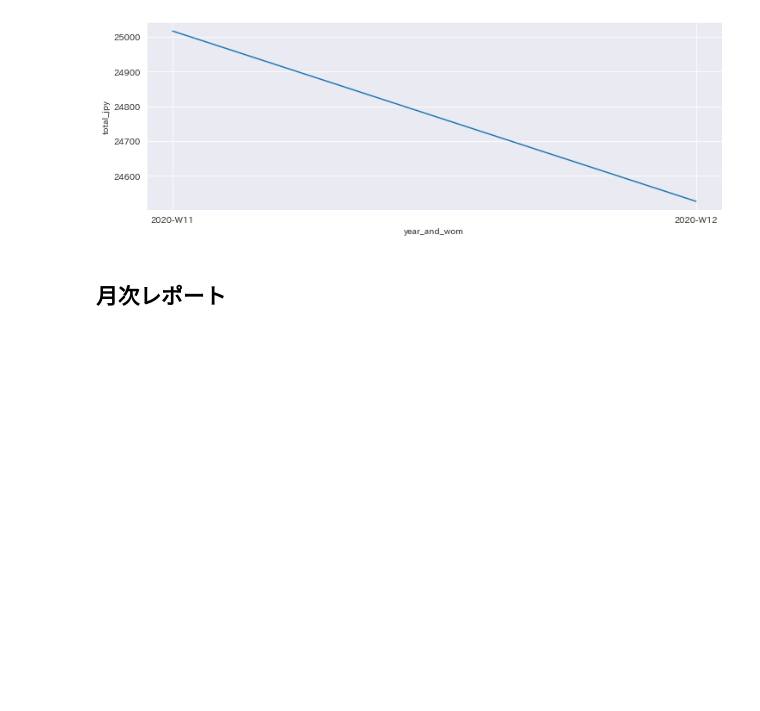
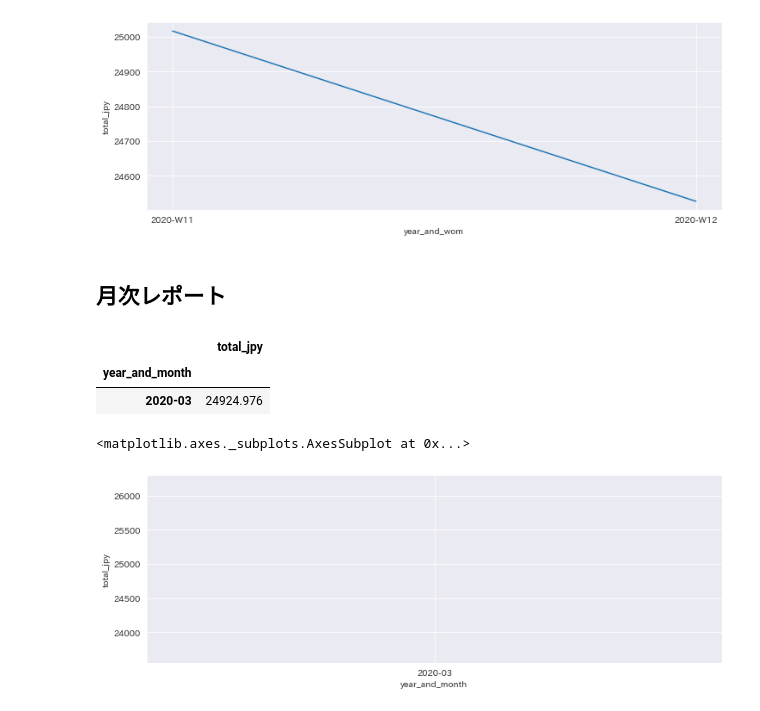
Before and after one commit to tsu-nera/bakuchi, a Jupyter notebook: notebooks/asset.ipynb, the cells around one changed output. Saved outputs shown, nothing was run; the diff lists cells and outputs as text; code cells hidden in the pictures; blank space fills up the shorter version.

Commit message:
feat: add monthly asset report

```diff
--- a/notebooks/asset.ipynb
+++ b/notebooks/asset.ipynb
@@ -104,0 +103,16 @@ sns.lineplot(data=df_by_week, x='year_and_wom', y='total_jpy')
+# %%
+groupby = total_df.groupby('year_and_month')
+df_by_month = pd.DataFrame()
+df_by_month["total_jpy"] = round(groupby["total_jpy"].mean(), 3)
+# %%
+df_by_month
+# %% [output]
+|  | total_jpy |
+| year_and_month |  |
+| 2020-03 | 24924.976 |
+# %%
+df_by_month["year_and_month"] = df_by_month.index
+sns.lineplot(data=df_by_month, x='year_and_month', y='total_jpy')
+# %% [output]
+<matplotlib.axes._subplots.AxesSubplot at 0x...>
+[figure, added]
```
Also changed, not shown: parts of 1 cell of this notebook.
